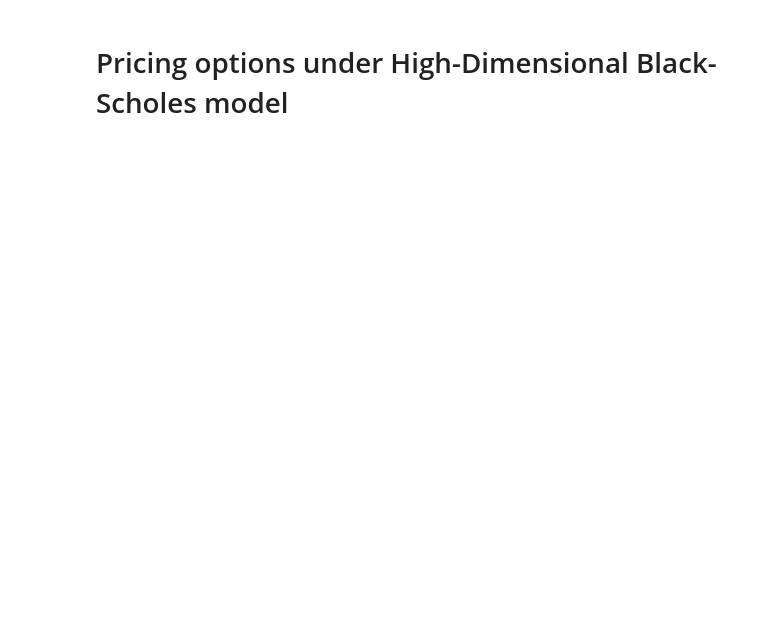
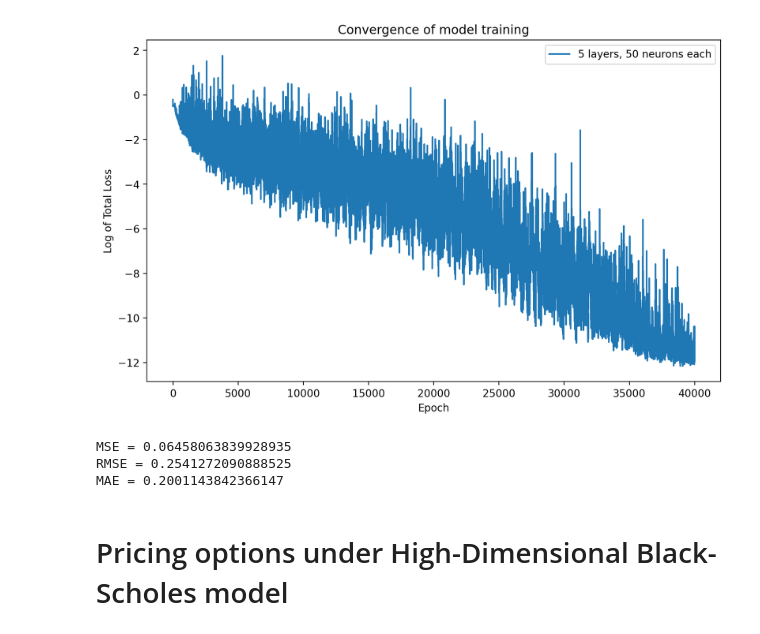
Before and after one commit to svborisov01/Physics-informed-Neural-Networks-for-Derivative-Pricing, a Jupyter notebook: results.ipynb, the cells around one changed output. Drawn from its saved outputs; the diff is of its cells as text; code cells hidden in the pictures; blank space fills up the shorter version.

```diff
--- a/results.ipynb
+++ b/results.ipynb
@@ -10,0 +32,8 @@ import numpy as np
+# %%
+pinn_2d = PINN_2d(x_min=-5.0,
+    x_max=5.0,
+    T=4.0,
+    r=0.05,
+    sigma=0.2,
+    call_put="Call",
+    hidden = 50, depth = 5).to(device)
@@ -10,0 +44,14 @@ import numpy as np
+# %%
+history = train_network_2d(
+    pinn=pinn_2d,
+    n_pde=2000,
+    n_boundary=1000,
+    epochs=40000,
+    save_model=True,
+    best_model_path=r'trained_models/two_d.pt',
+    lambda_boundary=0.3,
+    lambda_terminal=0.5,
+    grad_clip=1.0,
+    print_every=100,
+    lr=7e-3,
+)
@@ -10,0 +81,10 @@ import numpy as np
+# %%
+plot_convergence(history, x_axis = 'epochs')
+# %% [output]
+[figure, added]
+# %%
+results = bs_2d_slice_test(pinn_2d, return_values = True, r=0.05, sigma_bs=0.2, K=100, s_max=500, s_step=2)
+# %% [output]
+MSE = 0.06458063839928935
+RMSE = 0.2541272090888525
+MAE = 0.2001143842366147
```
Also changed, not shown: parts of 18 cells of this notebook, 7 other files.
